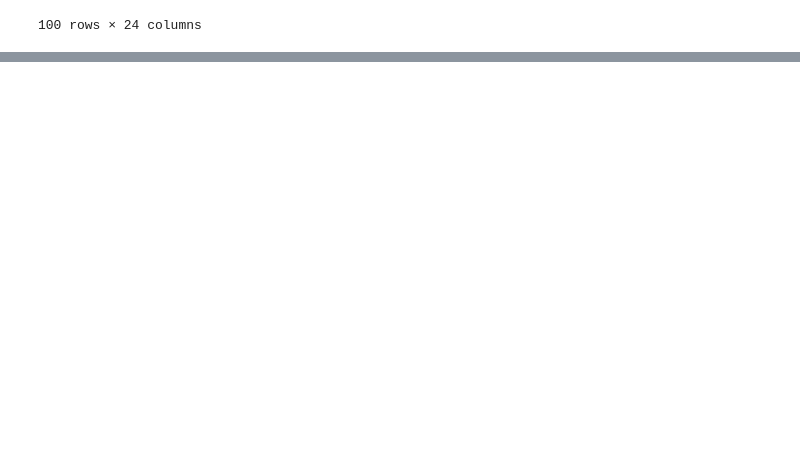
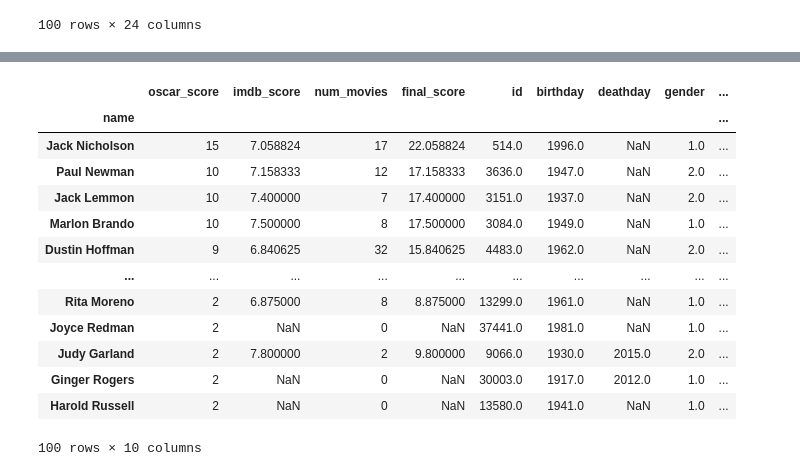
Before and after one commit to epfl-ada/ada-2024-project-bluesweater, a Jupyter notebook: src/sections/actor success.ipynb, the cells around one changed output, grey strips where cells are left out. Cells and saved outputs as stored; diff of their text form; code cells hidden in the pictures; blank space fills up the shorter version.

```diff
--- a/src/sections/actor success.ipynb
+++ b/src/sections/actor success.ipynb
@@ -203,0 +286,19 @@ Requirement already satisfied: certifi>=2017.4.17 in /opt/anaconda3/envs/py3-9-1
+# %%
+# only keep the actors that have known_for_department == 'Acting'
+successful_actors = successful_actors[successful_actors['known_for_department'] == 'Acting']
+successful_actors.head(1000)
+# %% [output]
+|  | oscar_score | imdb_score | num_movies | final_score | id | birthday | deathday | gender | ... |
+| name |  |  |  |  |  |  |  |  | ... |
+| Jack Nicholson | 15 | 7.058824 | 17 | 22.058824 | 514.0 | 1996.0 | NaN | 1.0 | ... |
+| Paul Newman | 10 | 7.158333 | 12 | 17.158333 | 3636.0 | 1947.0 | NaN | 2.0 | ... |
+| Jack Lemmon | 10 | 7.400000 | 7 | 17.400000 | 3151.0 | 1937.0 | NaN | 2.0 | ... |
+| Marlon Brando | 10 | 7.500000 | 8 | 17.500000 | 3084.0 | 1949.0 | NaN | 1.0 | ... |
+| Dustin Hoffman | 9 | 6.840625 | 32 | 15.840625 | 4483.0 | 1962.0 | NaN | 2.0 | ... |
+| ... | ... | ... | ... | ... | ... | ... | ... | ... | ... |
+| Rita Moreno | 2 | 6.875000 | 8 | 8.875000 | 13299.0 | 1961.0 | NaN | 1.0 | ... |
+| Joyce Redman | 2 | NaN | 0 | NaN | 37441.0 | 1981.0 | NaN | 1.0 | ... |
+| Judy Garland | 2 | 7.800000 | 2 | 9.800000 | 9066.0 | 1930.0 | 2015.0 | 2.0 | ... |
+| Ginger Rogers | 2 | NaN | 0 | NaN | 30003.0 | 1917.0 | 2012.0 | 1.0 | ... |
+| Harold Russell | 2 | NaN | 0 | NaN | 13580.0 | 1941.0 | NaN | 1.0 | ... |
+100 rows × 10 columns
```
Also changed, not shown: parts of 12 cells of this notebook.
